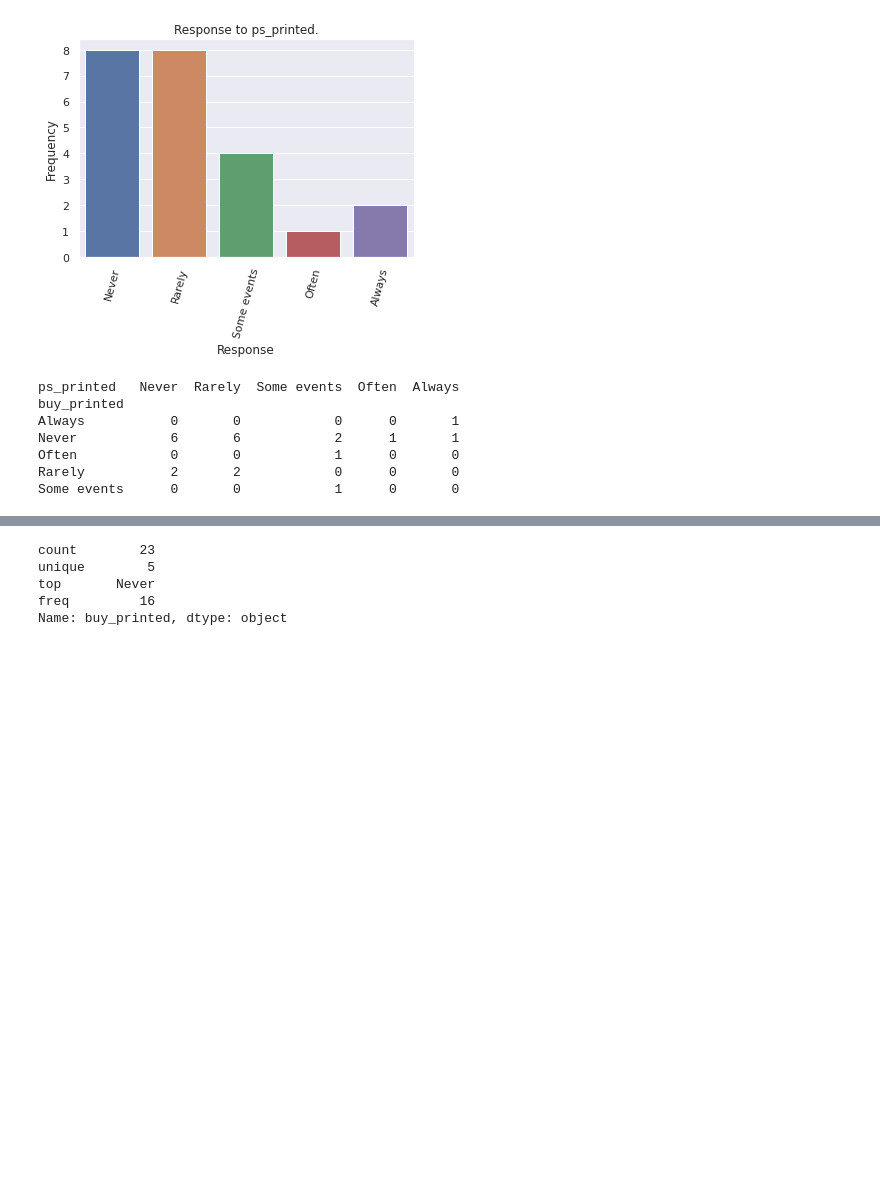
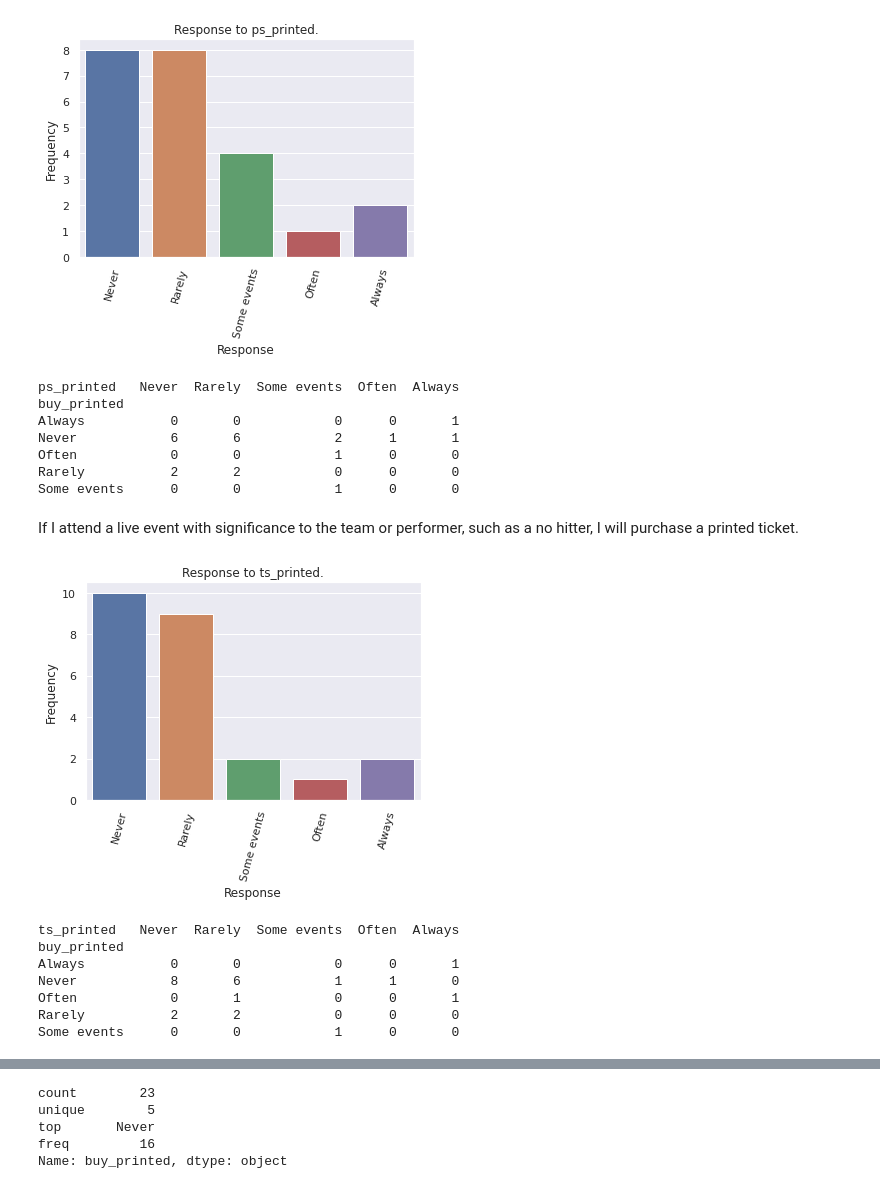
Before and after one commit to LibbyFender/Learning, a Jupyter notebook: SPEX650.ipynb, the cells around one changed output, grey strips where cells are left out. Cells and saved outputs as stored; diff of their text form; code cells hidden in the pictures; blank space fills up the shorter version.

```diff
--- a/SPEX650.ipynb
+++ b/SPEX650.ipynb
@@ -404,3 +404,16 @@ Never            6       6            2      1       1
 Often            0       0            1      0       0
 Rarely           2       2            0      0       0
 Some events      0       0            1      0       0
+# %% [markdown]
+If I attend a live event with significance to the team or performer, such as a no hitter, I will purchase a printed ticket.
+# %%
+invariate('ts_printed', likert_2)
+# %% [output]
+[figure, added]
+ts_printed   Never  Rarely  Some events  Often  Always
+buy_printed
+Always           0       0            0      0       1
+Never            8       6            1      1       0
+Often            0       1            0      0       1
+Rarely           2       2            0      0       0
+Some events      0       0            1      0       0
```
Also changed, not shown: parts of 29 cells of this notebook.
